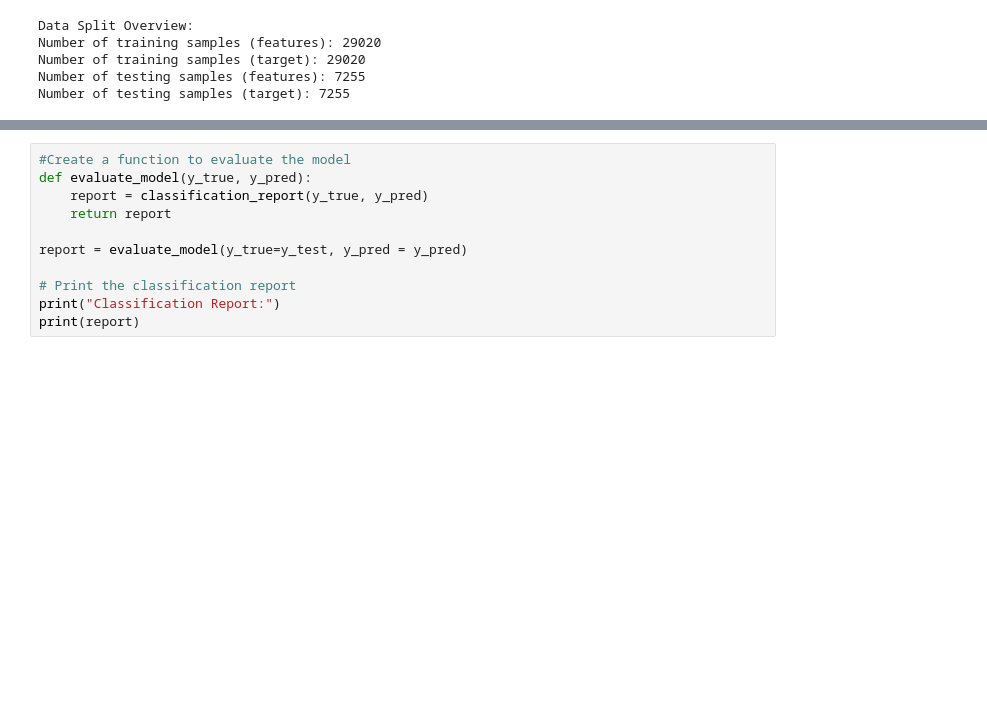
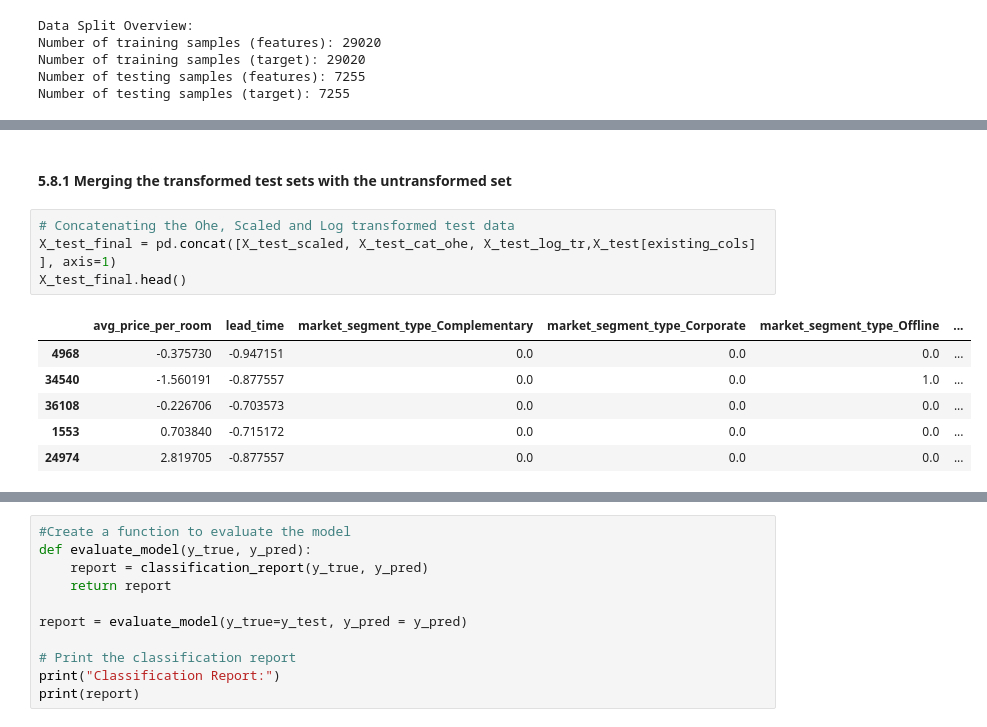
Before and after one commit to James-tech4/JAMES-PHASE-3-DSPT-8-PROJECT, a Jupyter notebook: index.ipynb, the cells around one changed output, grey strips where cells are left out. Saved outputs shown, nothing was run; the diff lists cells and outputs as text; blank space fills up the shorter version.

```diff
--- a/project3.ipynb
+++ b/index.ipynb
@@ -624,0 +629,13 @@ y_pred_proba = logreg.predict_proba(X_test_full)[:, 1]
+# %% [markdown]
+#### 5.8.1 Merging the transformed test sets with the untransformed set
+# %%
+# Concatenating the Ohe, Scaled and Log transformed test data
+X_test_final = pd.concat([X_test_scaled, X_test_cat_ohe, X_test_log_tr,X_test[existing_cols] ], axis=1)
+X_test_final.head()
+# %% [output]
+|  | avg_price_per_room | lead_time | market_segment_type_Complementary | market_segment_type_Corporate | market_segment_type_Offline | ... |
+| 4968 | -0.375730 | -0.947151 | 0.0 | 0.0 | 0.0 | ... |
+| 34540 | -1.560191 | -0.877557 | 0.0 | 0.0 | 1.0 | ... |
+| 36108 | -0.226706 | -0.703573 | 0.0 | 0.0 | 0.0 | ... |
+| 1553 | 0.703840 | -0.715172 | 0.0 | 0.0 | 0.0 | ... |
+| 24974 | 2.819705 | -0.877557 | 0.0 | 0.0 | 0.0 | ... |
```
Also changed, not shown: parts of 115 cells of this notebook, 1 other file.
